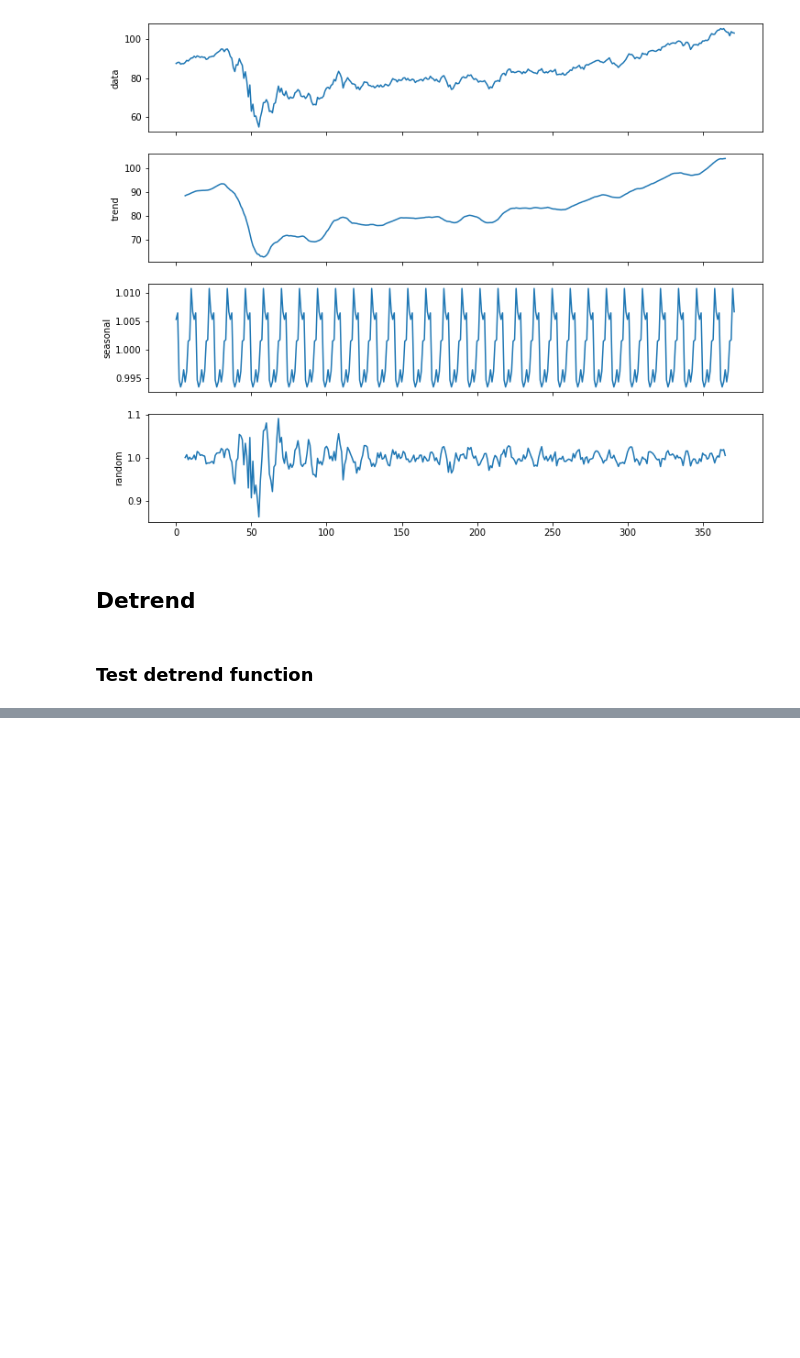
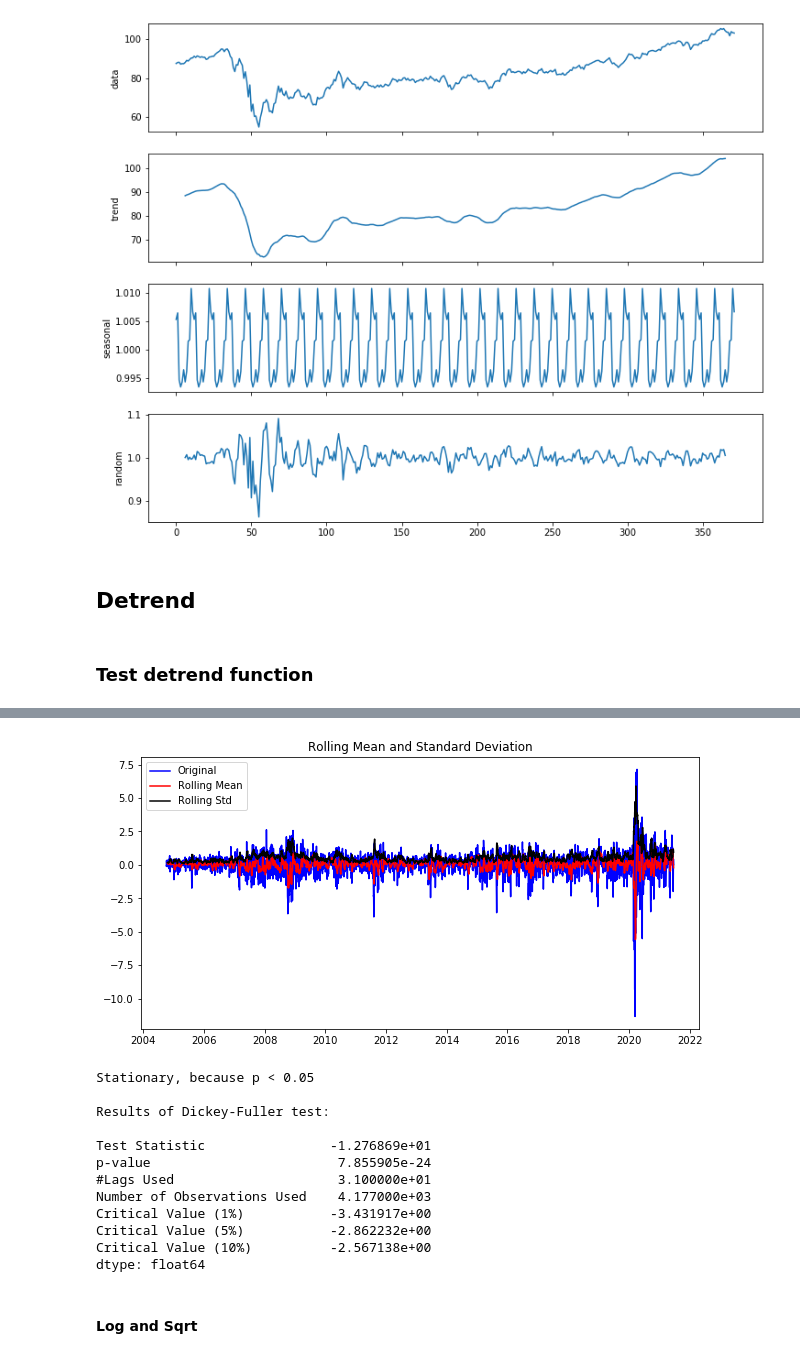
Before and after one commit to jingyunw/Capstone_Project, a Jupyter notebook: ARIMA.ipynb, the cells around one changed output, grey strips where cells are left out. Drawn from its saved outputs; the diff is of its cells as text; code cells hidden in the pictures; blank space fills up the shorter version.

```diff
--- a/ARIMA.ipynb
+++ b/ARIMA.ipynb
@@ -388,0 +416,20 @@ import statsmodels.graphics.tsaplots as tsa
+# %%
+roll_ts = detrend_rolling_mean(vnq['Close'], regular=True, window_size=5)
+# %%
+stationary_check(roll_ts, 10)
+# %% [output]
+[figure, added]
+Stationary, because p < 0.05
+
+Results of Dickey-Fuller test:
+
+Test Statistic                -1.276869e+01
+p-value                        7.855905e-24
+#Lags Used                     3.100000e+01
+Number of Observations Used    4.177000e+03
+Critical Value (1%)           -3.431917e+00
+Critical Value (5%)           -2.862232e+00
+Critical Value (10%)          -2.567138e+00
+dtype: float64
+# %% [markdown]
+#### Log and Sqrt
```
Also changed, not shown: parts of 30 cells of this notebook.
